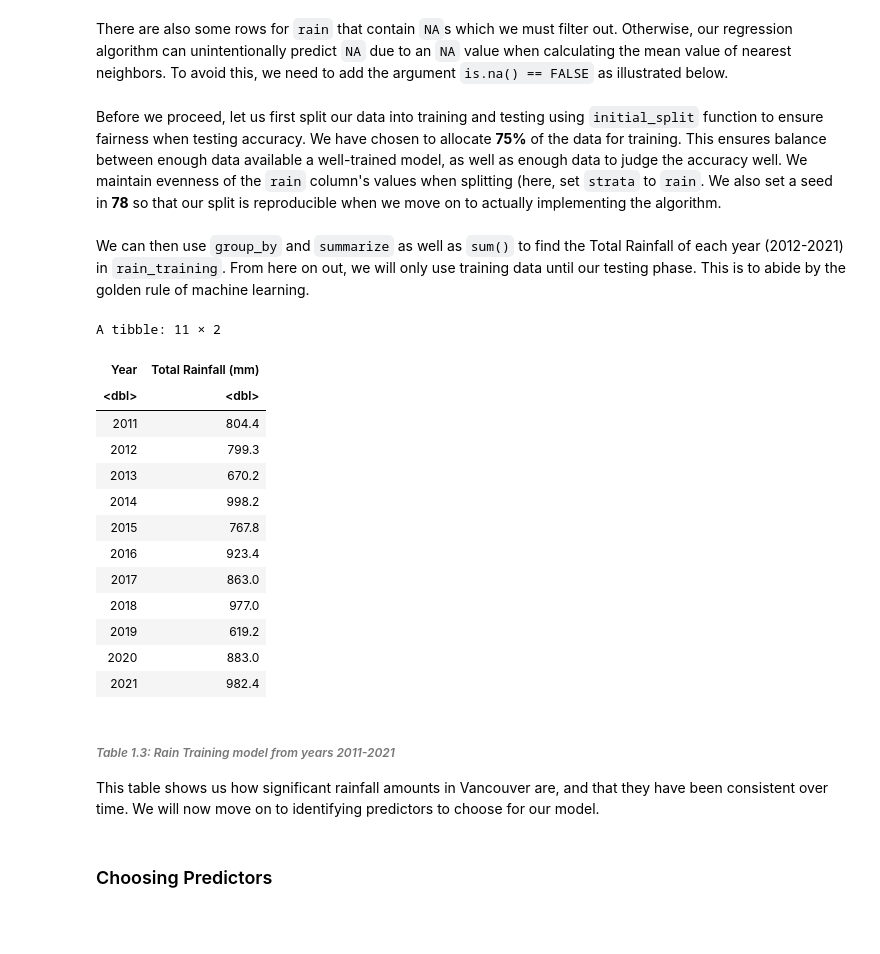
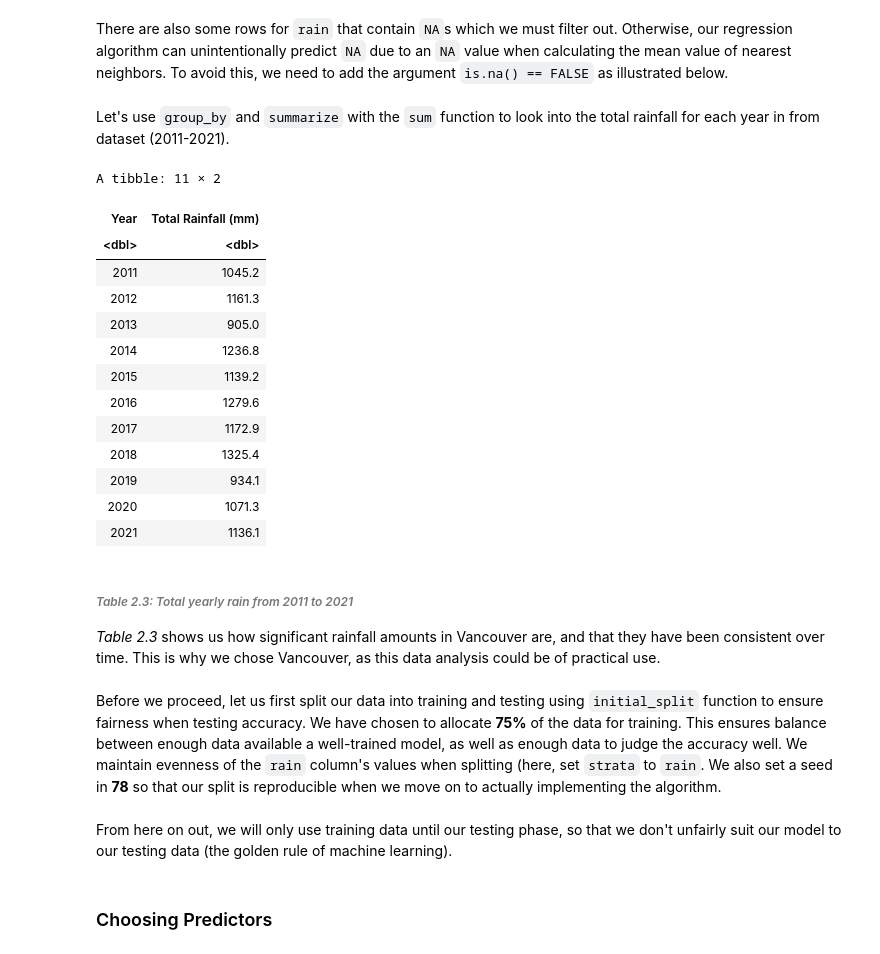
Before and after one commit to taimagher/Weather-Stats-Report, a Jupyter notebook: group78_report.ipynb, the cells around one changed output. Saved outputs shown, nothing was run; the diff lists cells and outputs as text; code cells hidden in the pictures; blank space fills up the shorter version.

Commit message:
Edited citations, proposal plans, offset table heading numbers by 1

```diff
--- a/group78_report.ipynb
+++ b/group78_report.ipynb
@@ -82,5 +64,3 @@ There are also some rows for `rain` that contain `NA`s which we must filter out.
 # %%
 rain_data <- selected_rain_data |>
                     filter(is.na(rain) == FALSE)
-# %% [markdown]
-Before we proceed, let us first split our data into training and testing using `initial_split` function to ensure fairness when testing accuracy. We have chosen to allocate **75%** of the data for training. This ensures balance between enough data available a well-trained model, as well as enough data to judge the accuracy well. We maintain evenness of the `rain` column's values when splitting (here, set `strata` to `rain`. We also set a seed in **78** so that our split is reproducible when we move on to actually implementing the algorithm.
@@ -93,28 +67,30 @@ rain_testing <- testing(rain_split)
 # %% [markdown]
-We can then use `group_by` and `summarize` as well as `sum()` to find the Total Rainfall of each year (2012-2021) in `rain_training`. From here on out, we will only use training data until our testing phase. This is to abide by the golden rule of machine learning.
+Let's use `group_by` and `summarize` with the `sum` function to look into the total rainfall for each year in from dataset (2011-2021).
 # %%
-total_rain_year <- rain_training |>
+total_rain_year <- rain_data |>
                     group_by(year(date)) |>
                     summarize(sum(rain))
 colnames(total_rain_year) <- c("Year", "Total Rainfall (mm)")
 total_rain_year
 # %% [output]
 A tibble: 11 × 2
 | Year | Total Rainfall (mm) |
 | <dbl> | <dbl> |
-| 2011 | 804.4 |
-| 2012 | 799.3 |
-| 2013 | 670.2 |
-| 2014 | 998.2 |
-| 2015 | 767.8 |
-| 2016 | 923.4 |
-| 2017 | 863.0 |
-| 2018 | 977.0 |
-| 2019 | 619.2 |
-| 2020 | 883.0 |
-| 2021 | 982.4 |
+| 2011 | 1045.2 |
+| 2012 | 1161.3 |
+| 2013 | 905.0 |
+| 2014 | 1236.8 |
+| 2015 | 1139.2 |
+| 2016 | 1279.6 |
+| 2017 | 1172.9 |
+| 2018 | 1325.4 |
+| 2019 | 934.1 |
+| 2020 | 1071.3 |
+| 2021 | 1136.1 |
 # %% [markdown]
-###### *Table 1.3: Rain Training model from years 2011-2021*
+###### *Table 2.3: Total yearly rain from 2011 to 2021*
 
 
-This table shows us how significant rainfall amounts in Vancouver are, and that they have been consistent over time. We will now move on to identifying predictors to choose for our model.
+*Table 2.3* shows us how significant rainfall amounts in Vancouver are, and that they have been consistent over time. This is why we chose Vancouver, as this data analysis could be of practical use.
+# %% [markdown]
+Before we proceed, let us first split our data into training and testing using `initial_split` function to ensure fairness when testing accuracy. We have chosen to allocate **75%** of the data for training. This ensures balance between enough data available a well-trained model, as well as enough data to judge the accuracy well. We maintain evenness of the `rain` column's values when splitting (here, set `strata` to `rain`. We also set a seed in **78** so that our split is reproducible when we move on to actually implementing the algorithm.
@@ -121,3 +103,5 @@ This table shows us how significant rainfall amounts in Vancouver are, and that
+# %% [markdown]
+From here on out, we will only use training data until our testing phase, so that we don't unfairly suit our model to our testing data (the golden rule of machine learning).
 # %% [markdown]
 ### Choosing Predictors
 # %% [markdown]
```
Also changed, not shown: parts of 26 cells of this notebook.
